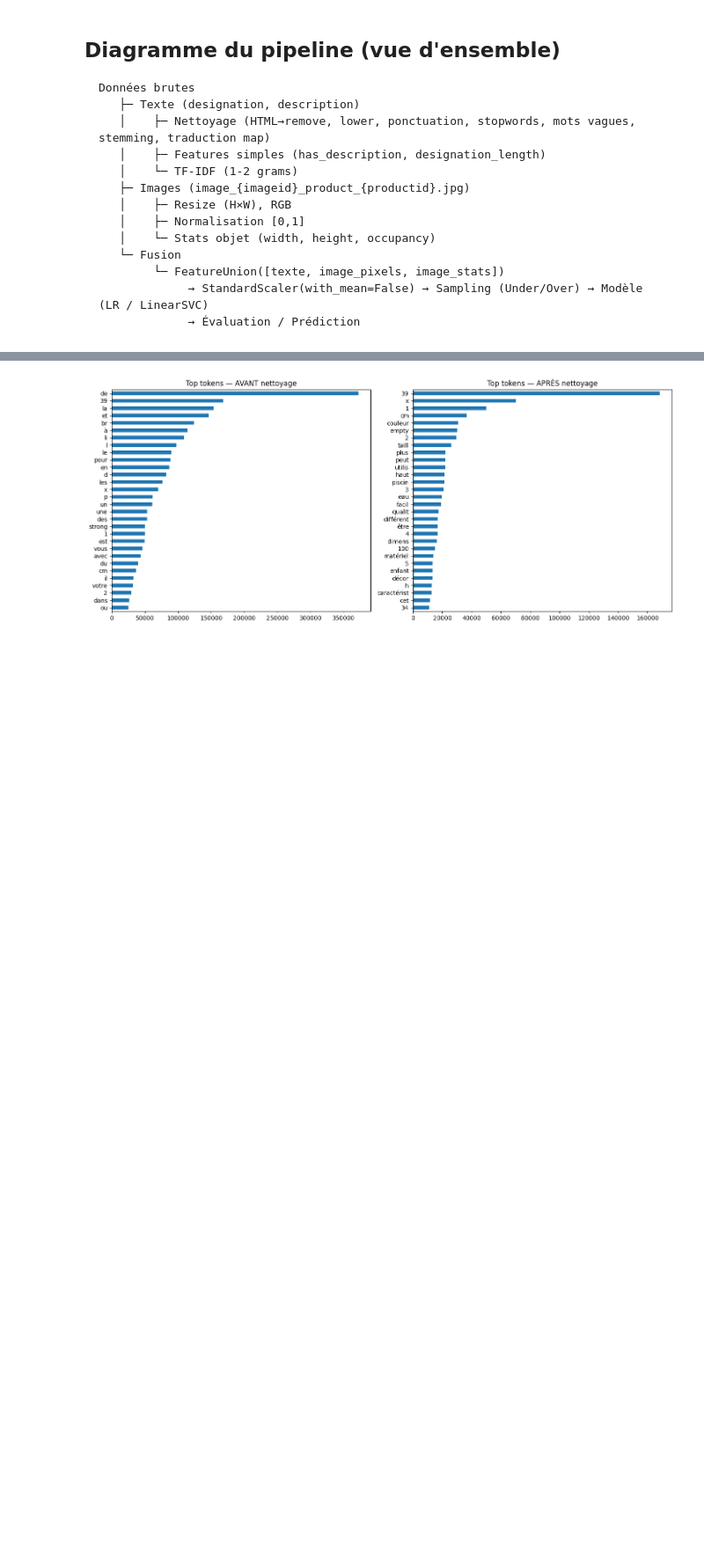
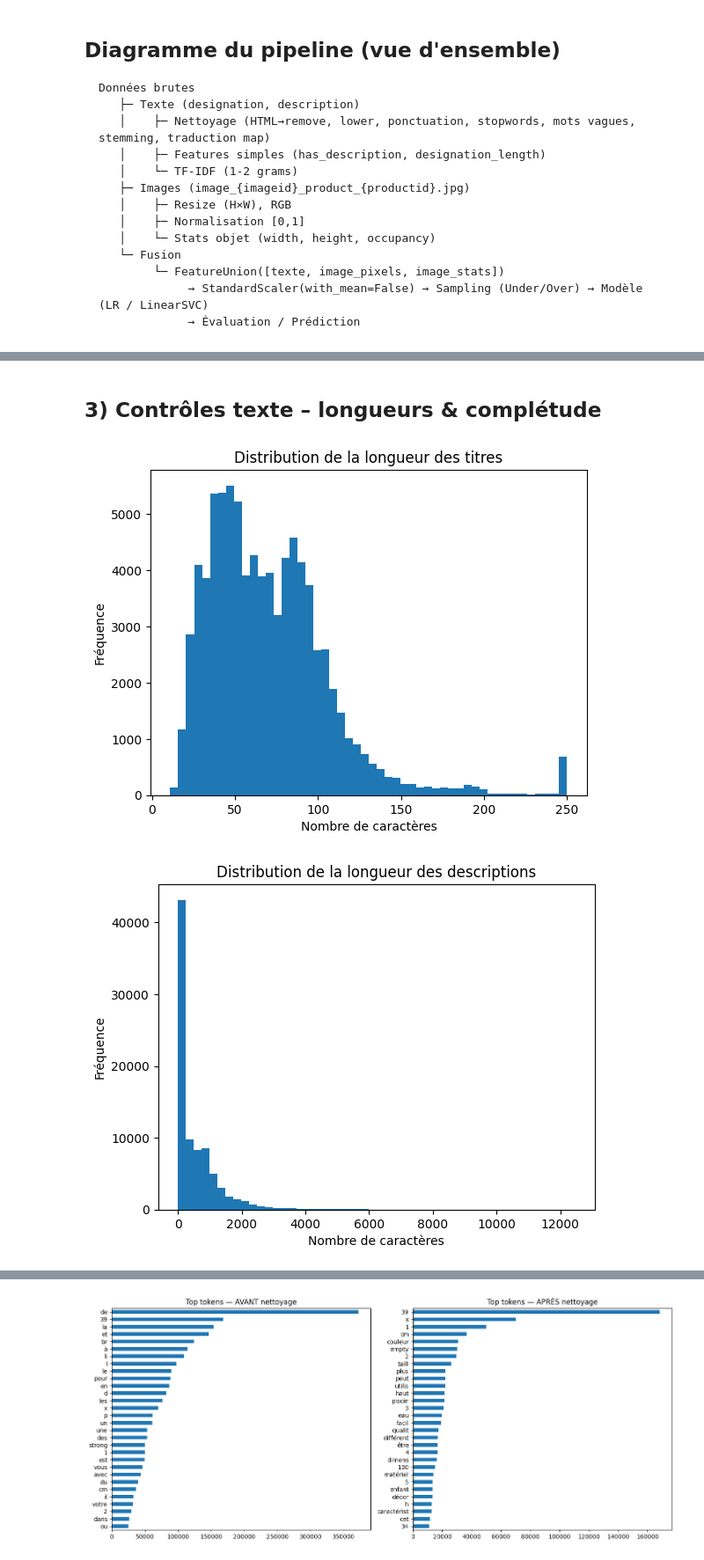
Before and after one commit to ghjulia01/Rakuten, a Jupyter notebook: notebooks/Rapport_Pipeline_Visualisation.ipynb, the cells around one changed output, grey strips where cells are left out. Shown: that part at 88% size. Cells and saved outputs as stored; diff of their text form; code cells hidden in the pictures; blank space fills up the shorter version.

```diff
--- a/notebooks/Rapport_Pipeline_Visualisation.ipynb
+++ b/notebooks/Rapport_Pipeline_Visualisation.ipynb
@@ -94,0 +265,31 @@ X_train.head(3)
+# %% [markdown]
+## 3) Contrôles texte – longueurs & complétude
+# %%
+# Créer des indicateurs de longueur
+# → Calculer la longueur des titres et descriptions
+X_train["designation"] = X_train.get("designation", "").fillna("").astype(str)
+X_train["description"] = X_train.get("description", "").fillna("").astype(str)
+X_train["title_len"] = X_train["designation"].apply(len)
+X_train["desc_len"]  = X_train["description"].apply(len)
+X_train["has_description"] = (X_train["description"] != "").astype(int)
+
+import matplotlib.pyplot as plt
+
+# Tracer la distribution des longueurs de titres
+plt.figure()
+plt.hist(X_train["title_len"], bins=50)
+plt.title("Distribution de la longueur des titres")
+plt.xlabel("Nombre de caractères")
+plt.ylabel("Fréquence")
+plt.show()
+
+# Tracer la distribution des longueurs de descriptions
+plt.figure()
+plt.hist(X_train["desc_len"], bins=50)
+plt.title("Distribution de la longueur des descriptions")
+plt.xlabel("Nombre de caractères")
+plt.ylabel("Fréquence")
+plt.show()
+# %% [output]
+[figure, added]
+[figure, added]
```
Also changed, not shown: parts of 26 cells of this notebook, 1 other file.
